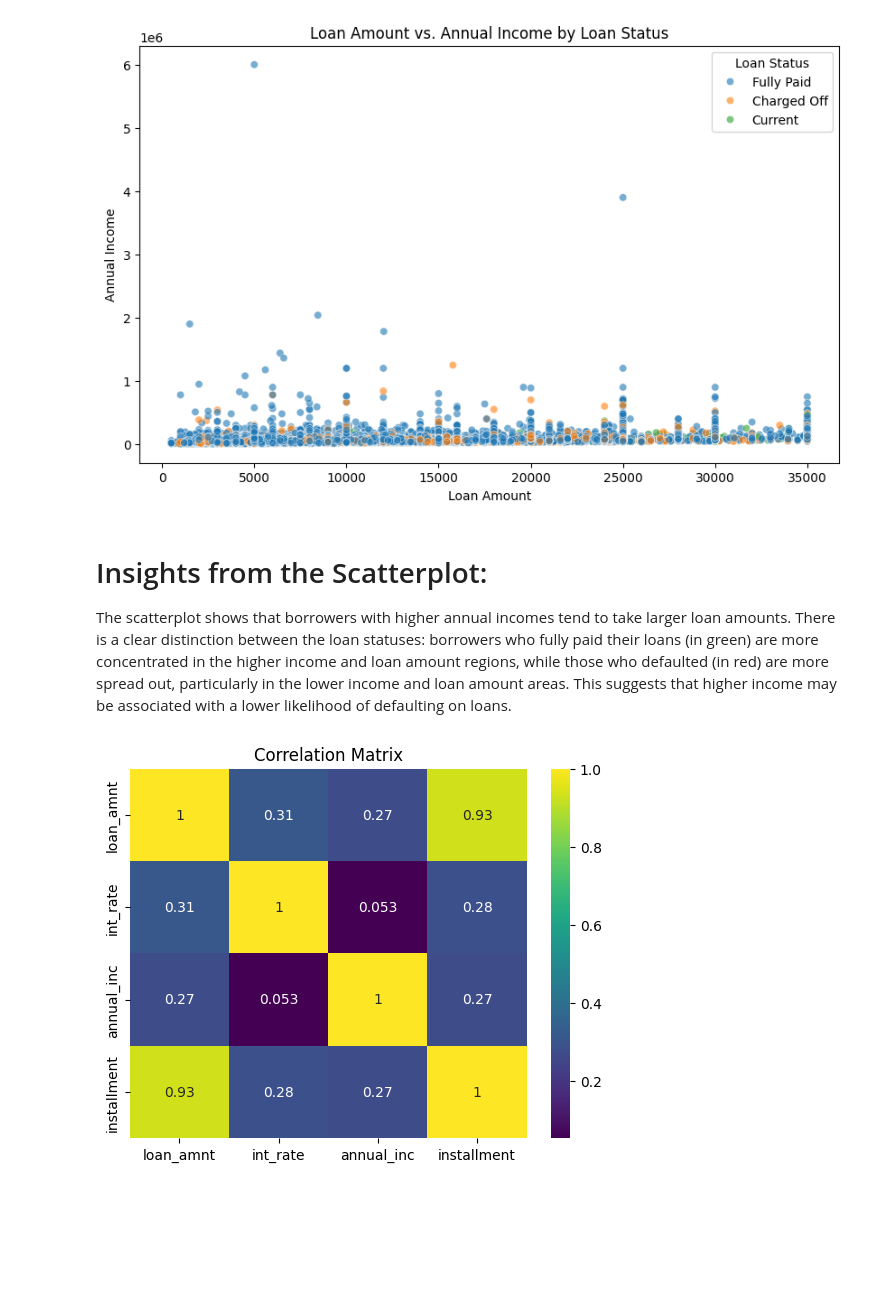
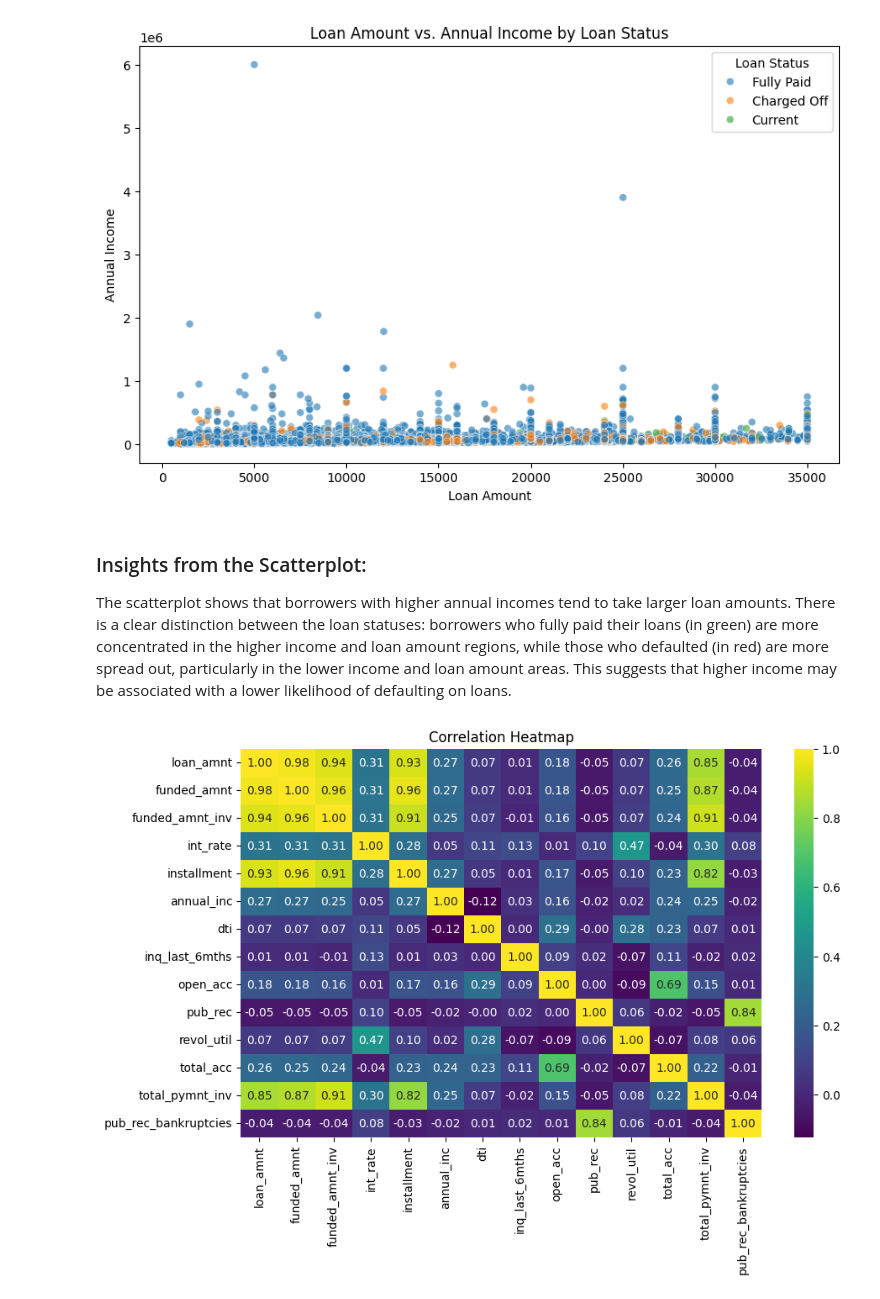
Before and after one commit to Harshareddy000/Loan_case_study, a Jupyter notebook: loan.ipynb, the cells around one changed output. Saved outputs shown, nothing was run; the diff lists cells and outputs as text; code cells hidden in the pictures; blank space fills up the shorter version.

```diff
--- a/loan.ipynb
+++ b/loan.ipynb
@@ -495,14 +515,14 @@ plt.show()
 # %% [output]
 [figure]
 # %% [markdown]
-# Insights from the Scatterplot:
+### Insights from the Scatterplot:
 The scatterplot shows that borrowers with higher annual incomes tend to take larger loan amounts.
 There is a clear distinction between the loan statuses: borrowers who fully paid their loans (in green) are more concentrated in the higher income and loan amount regions, while those who defaulted (in red) are more spread out, particularly in the lower income and loan amount areas.
 This suggests that higher income may be associated with a lower likelihood of defaulting on loans.
-# %%
-corr = df[['loan_amnt', 'int_rate', 'annual_inc', 'installment']].corr()
-sns.heatmap(corr, annot=True, cmap='viridis')
-plt.title('Correlation Matrix')
-plt.show()
-# %% [output]
-[figure, removed]
+# %%
+plt.figure(figsize=(10, 6))
+sns.heatmap(df[num_col].corr(), annot=True, cmap='viridis', fmt=".2f")
+plt.title("Correlation Heatmap")
+plt.show()
+# %% [output]
+[figure, added]
```
Also changed, not shown: parts of 34 cells of this notebook.
